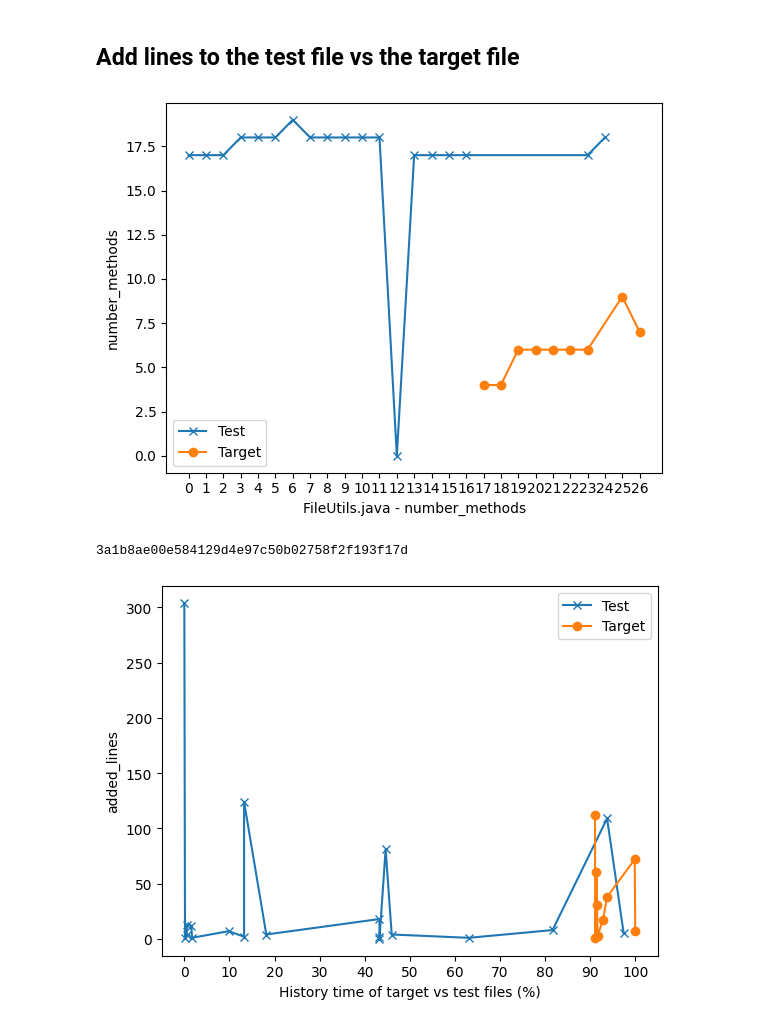
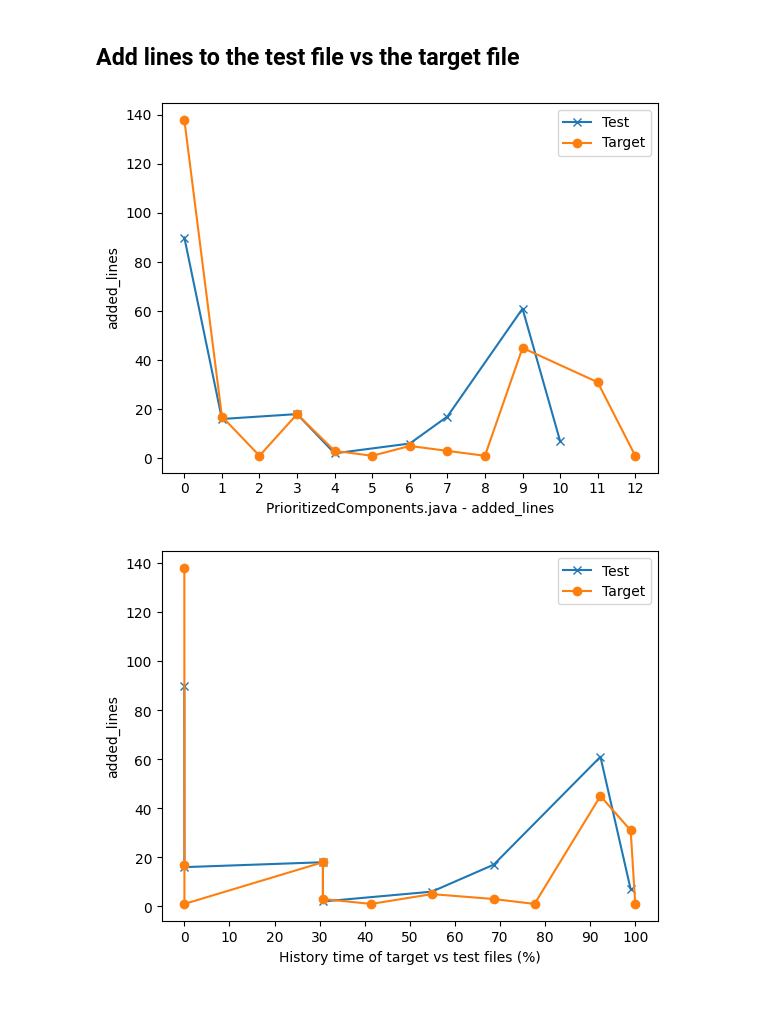
Before and after one commit to davidfrisch/sdp_cw2, a Jupyter notebook: main_java_tests.ipynb, the cells around one changed output. Drawn from its saved outputs; the diff is of its cells as text; code cells hidden in the pictures.

```diff
--- a/main_java_tests.ipynb
+++ b/main_java_tests.ipynb
@@ -1,8 +1,9 @@
 # %%
-from parser_java import get_unit_test_files, get_target_files
+from parser_java import get_unit_test_files, get_target_files, get_matching_target_files
 from file_metrics import  get_history_files
 from plot_utils import plot_lines_test_vs_target_normalise_100, plot_lines_test_vs_target_dates, plot_lines_test_vs_target_numeric, plot_lines_test_vs_target_numeric_side_by_side
 from modfied_file import get_modifications_of_files
-repo_path = "/Users/david/development/ucl/soft_prac/apache_repos/maven-resolver"
+repo_path = "/mnt/data/apache_repos/maven-resolver"
+from constants import list_of_apache_repos
 # %%
 import os
@@ -60,14 +50,12 @@ plot_lines_test_vs_target_dates(first_before['test'], first_before['target'], "n
 # %% [markdown]
 ## Add lines to the test file vs the target file
 # %%
-plot_lines_test_vs_target_numeric(first_before['test'], first_before['target'], "number_methods")
-print(first_before['test'][12]['commit'].hash)
+plot_lines_test_vs_target_numeric(first_before['test'], first_before['target'], "added_lines")
 # %% [output]
-[figure, old version]
+[figure, new version]
-3a1b8ae00e584129d4e97c50b02758f2f193f17d
 # %%
 plot_lines_test_vs_target_normalise_100(first_before['test'], first_before['target'], 'added_lines')
 # %% [output]
-[figure, old version]
+[figure, new version]
 # %%
 for map_ in map_same[:10]:
```
Also changed, not shown: parts of 7 cells of this notebook, 2 other files.
